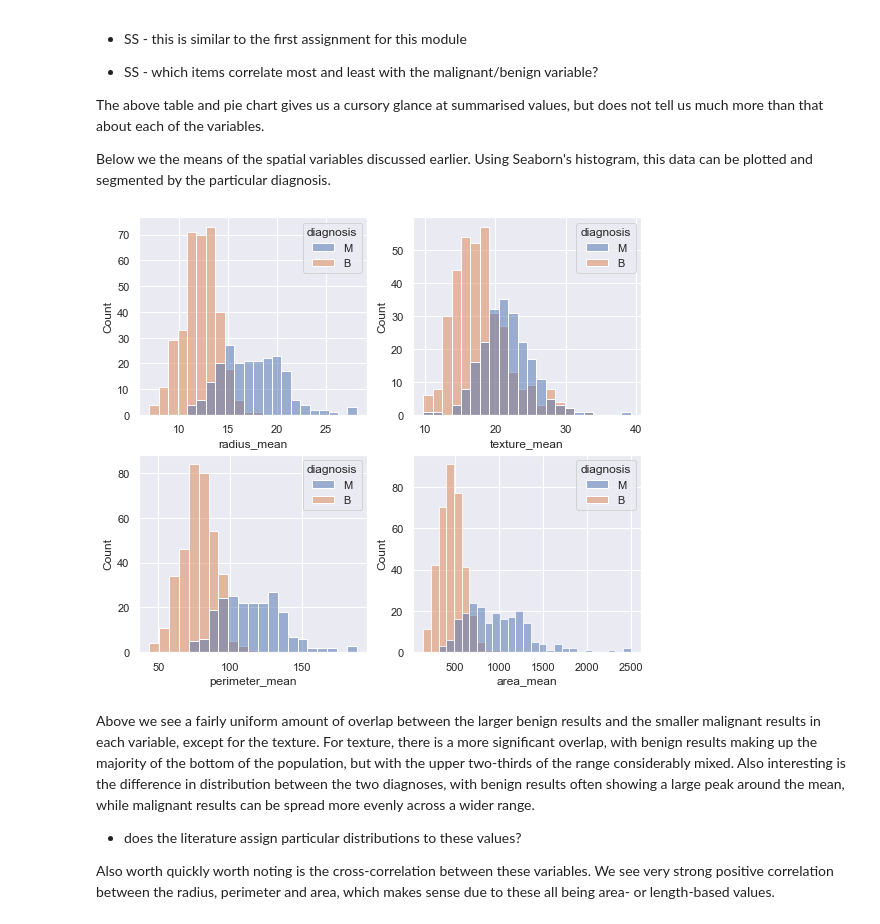
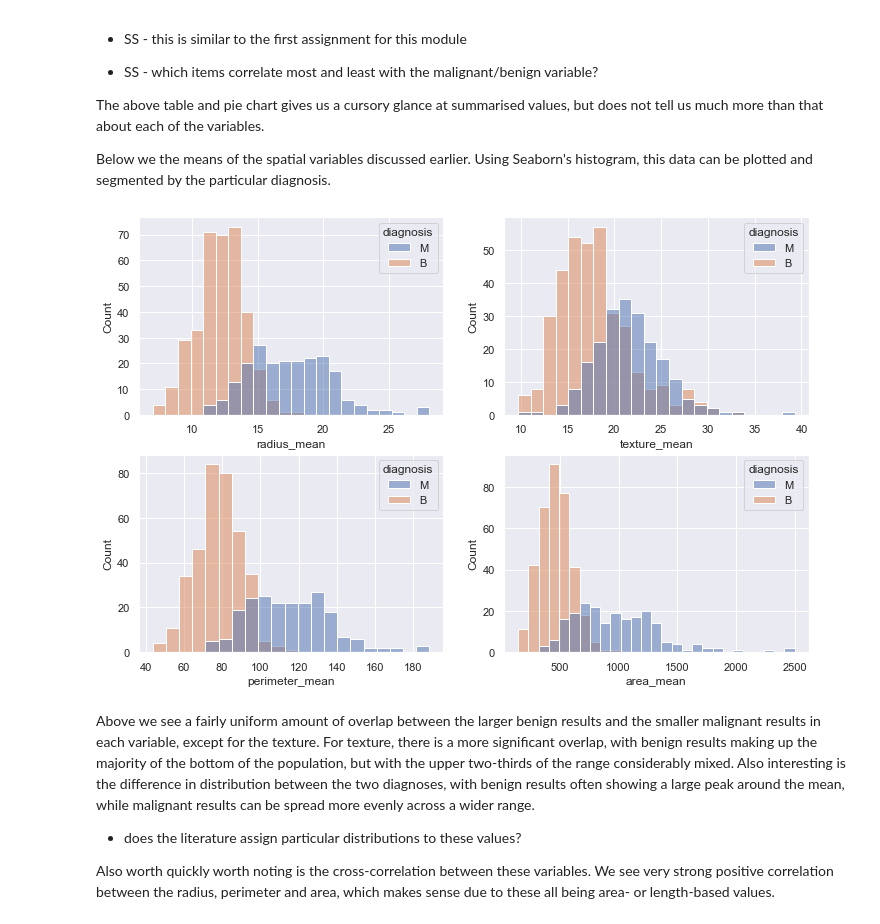
Before and after one commit to kiehozero/atu-progda-assignment-2, a Jupyter notebook: assignment.ipynb, the cells around one changed output. Saved outputs shown, nothing was run; the diff lists cells and outputs as text; code cells hidden in the pictures.

```diff
--- a/assignment.ipynb
+++ b/assignment.ipynb
@@ -96,22 +96,22 @@ Below we the means of the spatial variables discussed earlier. Using Seaborn's h
 # %%
 # create a dataset isolating the first five variables
 
 frame = df[['diagnosis','radius_mean','texture_mean','perimeter_mean','area_mean']]
 
 # solution for getting Seaborn histograms to work with subplots comes from Statology links in README
 
-sns.set(rc={"figure.figsize":(9, 8)})
+sns.set(rc={"figure.figsize":(12, 8)})
 fig, axes = plt.subplots(2, 2)
 
 # a plot for each of the spatial variables, separated by diagnosis
 sns.histplot(data=frame, x='radius_mean', hue='diagnosis',ax=axes[0,0])
 sns.histplot(data=frame, x='texture_mean', hue='diagnosis',ax=axes[0,1])
 sns.histplot(data=frame, x='perimeter_mean', hue='diagnosis',ax=axes[1,0])
 sns.histplot(data=frame, x='area_mean', hue='diagnosis',ax=axes[1,1])
 # plt.title("Radius means by diagnosis")
 plt.show()
 # %% [output]
-[figure, old version]
+[figure, new version]
 # %% [markdown]
 Above we see a fairly uniform amount of overlap between the larger benign results and the smaller malignant results in each variable, except for the texture. For texture, there is a more significant overlap, with benign results making up the majority of the bottom of the population, but with the upper two-thirds of the range considerably mixed. Also interesting is the difference in distribution between the two diagnoses, with benign results often showing a large peak around the mean, while malignant results can be spread more evenly across a wider range.
 
```
Also changed, not shown: parts of 5 cells of this notebook.
